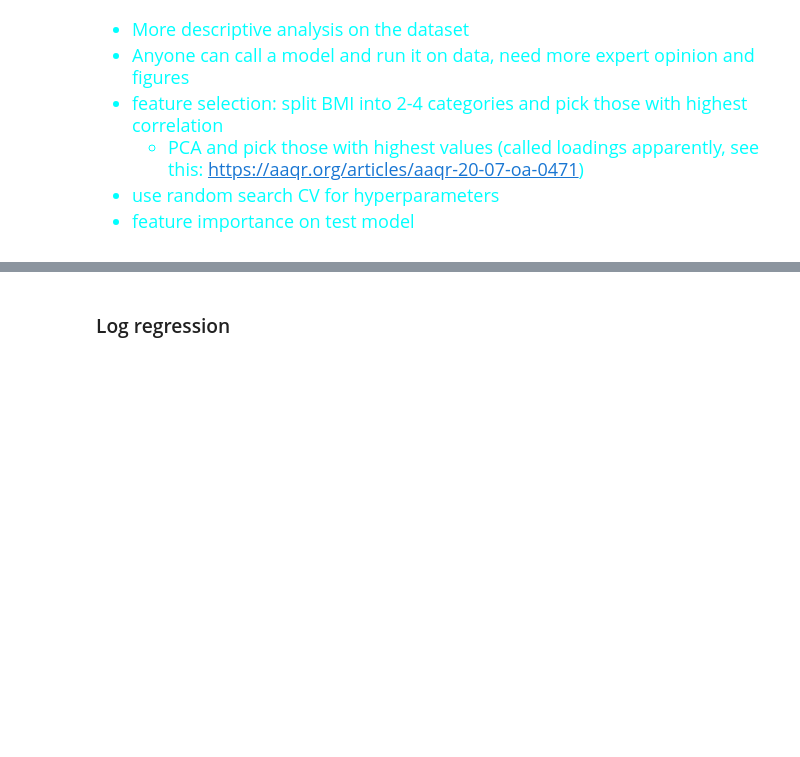
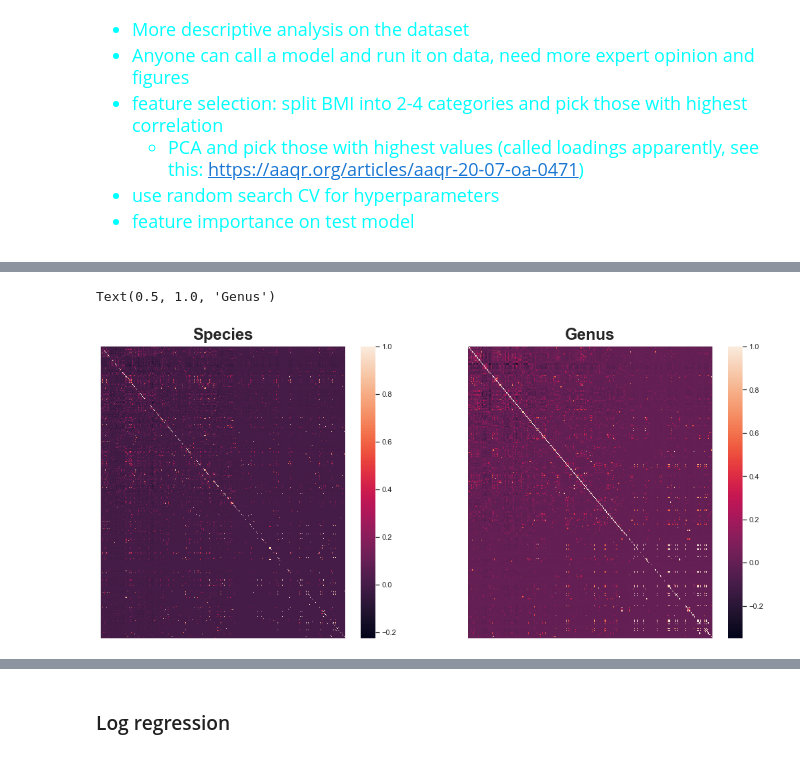
Before and after one commit to Geoff-CQW/obesity_stool, a Jupyter notebook: Project.ipynb, the cells around one changed output, grey strips where cells are left out. Drawn from its saved outputs; the diff is of its cells as text; code cells hidden in the pictures; blank space fills up the shorter version.

```diff
--- a/Project.ipynb
+++ b/Project.ipynb
@@ -182,13 +173,26 @@ multi_class.shape
 # %%
-# rename feature names to shorter one
+# rename feature names to shorter ones for species
 
 s = re.compile(r's__(\w+)')
 
 short = []
 
-for i in list(species):
-    short.append( s.search(i).group(1).replace("_", " "))
+for i in list(species_data)[7:-1]:
+    short.append(s.search(i).group(1).replace("_", " "))
 
-new = dict(zip(species, short))
+new = dict(zip(species_data, list(species_data)[:7] + short))
 
-processed.rename(columns = new, inplace=True)
+species_data.rename(columns = new, inplace=True)
+
+# same thing for genus
+
+g = re.compile(r'g__(\w+)')
+
+short = []
+
+for i in list(genus_data)[7:-1]:
+    short.append(g.search(i).group(1).replace("_", " "))
+
+new = dict(zip(genus_data, list(genus_data)[:7] + short))
+
+genus_data.rename(columns = new, inplace=True)
@@ -218,0 +285,21 @@ t__GCT.. is actually the refseq assembly accession number
+# %%
+# calculate pearson correlation using pandas, generally, NA is returned if the values do not vary, and since this dataset is pretty sparse, there's probably going to be quite a lot of NAs, which I'll treat as having no correlation
+
+species_corr = species_data.iloc[:, 6:-1].corr().fillna(0)
+
+genus_corr = genus_data.iloc[:, 6:-1].corr().fillna(0)
+# %%
+sns.set_theme()
+fig = plt.figure(figsize = (18,8))
+
+ax1 = fig.add_subplot(1, 2, 1)
+sns.heatmap(species_corr, xticklabels="", yticklabels="", ax=ax1)
+ax1.set_title('Species', fontdict={'fontsize':24, 'fontweight':'demibold'}, pad=10)
+
+
+ax2 = fig.add_subplot(1, 2, 2)
+sns.heatmap(genus_corr, xticklabels="", yticklabels="", ax=ax2)
+ax2.set_title('Genus', fontdict={'fontsize':24, 'fontweight':'demibold'}, pad=10)
+# %% [output]
+Text(0.5, 1.0, 'Genus')
+[figure, new version]
```
Also changed, not shown: parts of 80 cells of this notebook.
